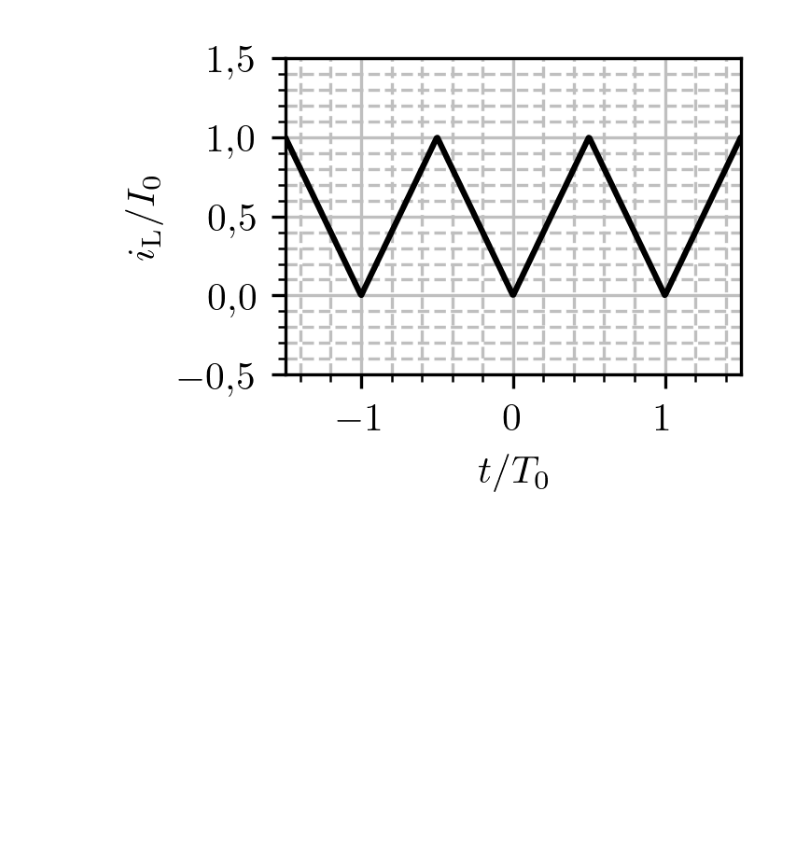
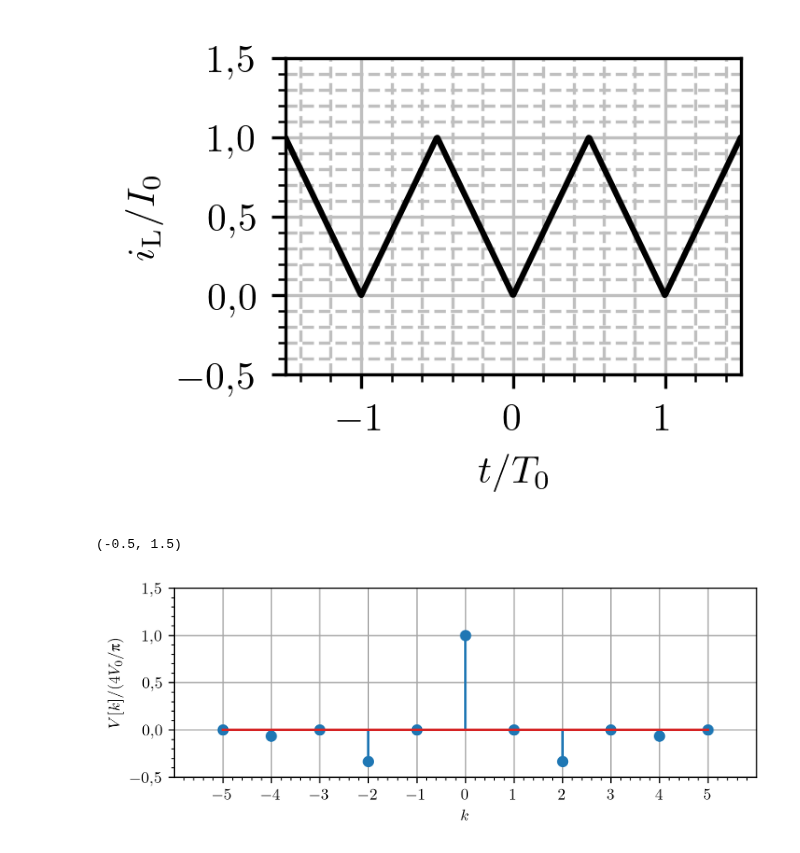
Before and after one commit to djokicd/zbirka-sis, a Jupyter notebook: 2_furijeovi_redovi/1_kontinualni/fig/ctfs_plotovi.ipynb, the cells around one changed output. Saved outputs shown, nothing was run; the diff lists cells and outputs as text; code cells hidden in the pictures; blank space fills up the shorter version.

```diff
--- a/2_furijeovi_redovi/1_kontinualni/fig/ctfs_plotovi.ipynb
+++ b/2_furijeovi_redovi/1_kontinualni/fig/ctfs_plotovi.ipynb
@@ -469,3 +469,32 @@ ylabel(r"$i_{\rm L}/I_{\rm 0}$")
 savefig("I0tri.pdf", bbox_inches="tight")
 # %% [output]
 [figure]
+# %%
+width = 165 / 25.4 # sirina
+height = width / 3
+
+fig = figure (figsize = (width, height), dpi = 300)
+ax = fig.gca()
+xlim([-0.15,0.15])
+ylim([-0.5, 6])
+minorticks_on()
+grid(visible=True, which='major', color='0.65', linestyle='-')
+#grid(visible=True, which='minor', color='0.75', linestyle='--')
+
+
+dt_half = 2.5e-9 / 250e-9
+
+
+stem(n_vec, V_vec)
+
+
+xlim(-6, 6)
+ylim(-0.5, 1.5)
+
+#plt.show()
+
+#plt.savefig("proc_plot.pdf", bbox_inches='tight' )
+# Slika se dodatno edituje u Inkscapeu
+# %% [output]
+(-0.5, 1.5)
+[figure, added]
```
Also changed, not shown: parts of 1 cell of this notebook, 7 other files.
